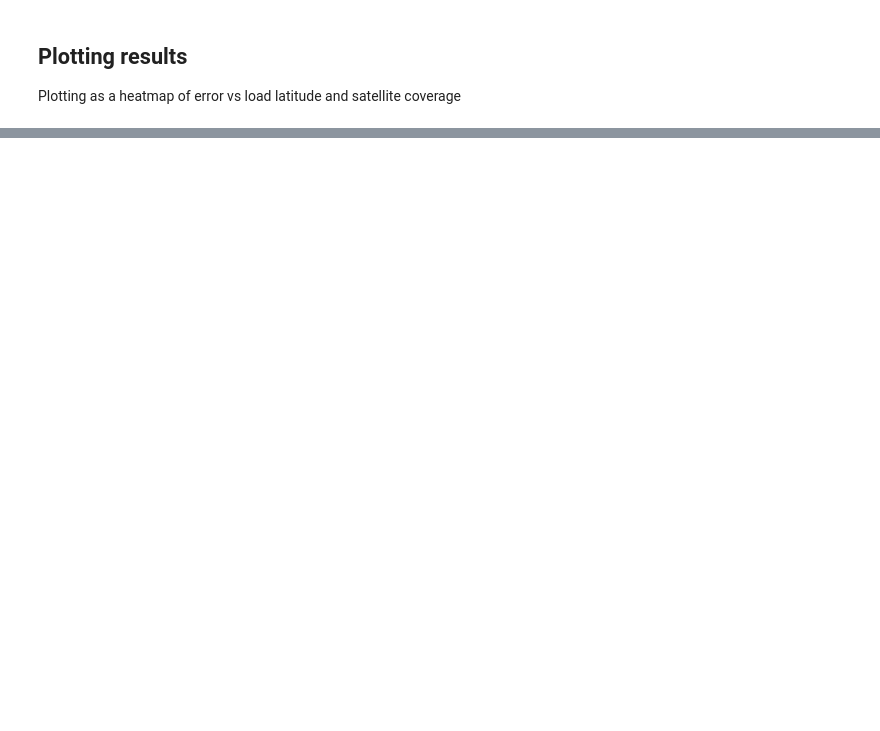
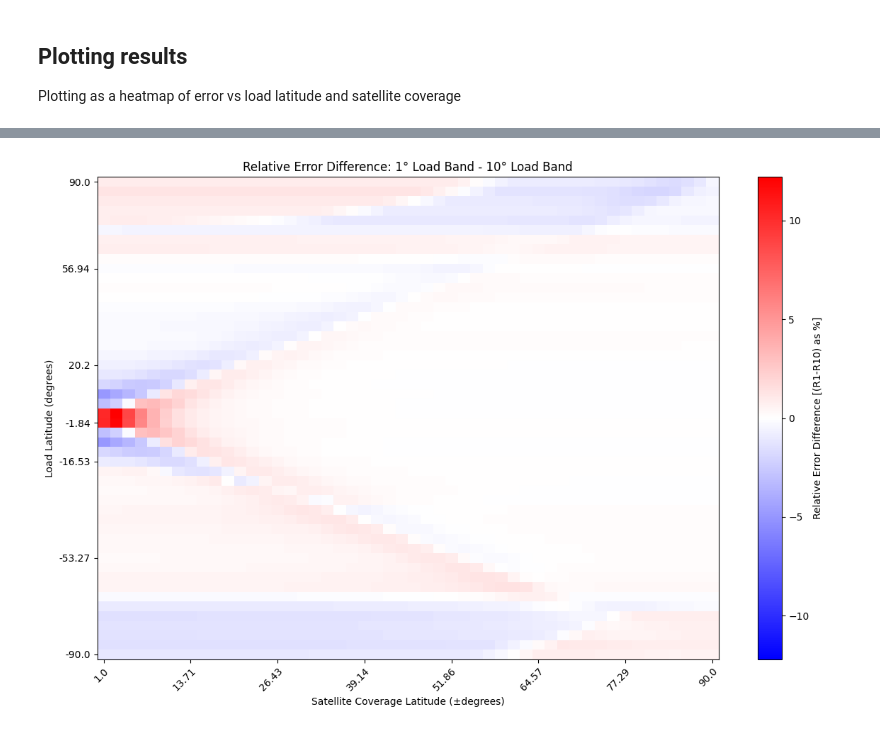
Before and after one commit to 0thomasholland/Part_III_Project, a Jupyter notebook: work/traditional_methods/load_lat.ipynb, the cells around one changed output, grey strips where cells are left out. Cells and saved outputs as stored; diff of their text form; code cells hidden in the pictures; blank space fills up the shorter version.

```diff
--- a/work/traditional_methods/load_lat.ipynb
+++ b/work/traditional_methods/load_lat.ipynb
@@ -134,15 +133,15 @@ error_output = pd.DataFrame(results)
 # %%
-def process_load_latitude(
-    load_lat, satellite_range, load_radius, load_thickness_change, lmax
+def process_load_latitude_radius(
+    load_lat, load_rad, satellite_range, load_thickness_change, lmax
 ):
-    """Process a single load latitude with all satellite ranges"""
+    """Process a single load latitude and radius combination with all satellite ranges"""
     # Create a new FingerPrint instance for this process
     fp = FingerPrint(lmax=lmax)
     fp.set_state_from_ice_ng()
 
     ice_thickness_change = create_ice_band(
         lat_center=load_lat,
-        lat_width=load_radius,
+        lat_width=load_rad,  # Changed from load_radius to load_rad
         ice_thickness=load_thickness_change,
         lmax=lmax,
     )
@@ -160,7 +159,7 @@ def process_load_latitude(
 
     mean_sea_level_change = fp.mean_sea_level_change(ice_thickness_change)
 
-    # Store results for this load_lat
+    # Store results for this load_lat and load_rad combination
     local_results = []
 
     for satellite_lat in satellite_range:
@@ -189,6 +188,7 @@ def process_load_latitude(
 
         local_results.append(
             {
+                "load_radius": load_rad,  # Added load_radius to results
                 "satellite_range": satellite_lat,
                 "latitude": load_lat,
                 "error": error,
@@ -198,11 +198,12 @@ def process_load_latitude(
     return local_results
 
 
-# Parallel execution
+# Parallel execution over both latitude and load_radius
 results_nested = Parallel(n_jobs=-1, verbose=10)(
-    delayed(process_load_latitude)(
-        load_lat, satellite_range, load_radius, load_thickness_change, lmax
+    delayed(process_load_latitude_radius)(
+        load_lat, load_rad, satellite_range, load_thickness_change, lmax
     )
+    for load_rad in load_radius  # Added outer loop for load_radius
     for load_lat in latitude
 )
 
@@ -314,0 +348,69 @@ plt.show()
+# %%
+# plot of error for 1 degree error minus 10 degrees error
+
+difference_data = error_output[error_output["load_radius"].isin([1, 10])]
+difference_pivot = difference_data.pivot_table(
+    index="latitude",
+    columns=["satellite_range", "load_radius"],
+    values="error",
+)
+
+# Extract error grids for load_radius 1 and 10 across all satellite ranges
+err_r1 = difference_pivot.xs(1, level="load_radius", axis=1)
+err_r10 = difference_pivot.xs(10, level="load_radius", axis=1)
+difference = err_r1 - err_r10
+
+fig, ax = plt.subplots(figsize=(12, 8))
+vmax = np.nanmax(np.abs(difference.values))
+im = ax.imshow(
+    difference,
+    aspect="auto",
+    origin="lower",
+    cmap="bwr",
+    vmin=-vmax,
+    vmax=vmax,
+)
+plt.colorbar(im, ax=ax, label="Relative Error Difference [(R1-R10) as %]")
+ax.set_xlabel("Satellite Coverage Latitude (±degrees)")
+ax.set_ylabel("Load Latitude (degrees)")
+ax.set_title("Relative Error Difference: 1° Load Band - 10° Load Band")
+
+# Show all ticks and label them with the respective list entries
+max_ticks = 7
+
+# X-axis ticks (satellite range)
+if len(satellite_range) <= max_ticks + 1:
+    x_tick_indices = list(range(len(satellite_range)))
+else:
+    step = len(satellite_range) // max_ticks
+    x_tick_indices = list(range(0, len(satellite_range), step))
+    if x_tick_indices[-1] != len(satellite_range) - 1:
+        x_tick_indices.append(len(satellite_range) - 1)
+
+# Y-axis ticks (latitude)
+if len(latitude) <= max_ticks:
+    y_tick_indices = list(range(len(latitude)))
+else:
+    middle_idx = np.argmin(np.abs(latitude))
+    step = len(latitude) // (max_ticks - 2)
+    y_tick_indices = list(range(0, len(latitude), step))
+    if middle_idx not in y_tick_indices:
+        y_tick_indices.append(middle_idx)
+    if y_tick_indices[-1] != len(latitude) - 1:
+        y_tick_indices.append(len(latitude) - 1)
+    y_tick_indices = sorted(set(y_tick_indices))
+
+ax.set_xticks(x_tick_indices)
+ax.set_xticklabels(
+    [satellite_range[i] for i in x_tick_indices],
+    rotation=45,
+    ha="right",
+    rotation_mode="anchor",
+)
+ax.set_yticks(y_tick_indices)
+ax.set_yticklabels([latitude[i] for i in y_tick_indices])
+
+plt.tight_layout()
+plt.show()
+# %% [output]
+[figure, added]
```
Also changed, not shown: parts of 9 cells of this notebook, 5 other files.
